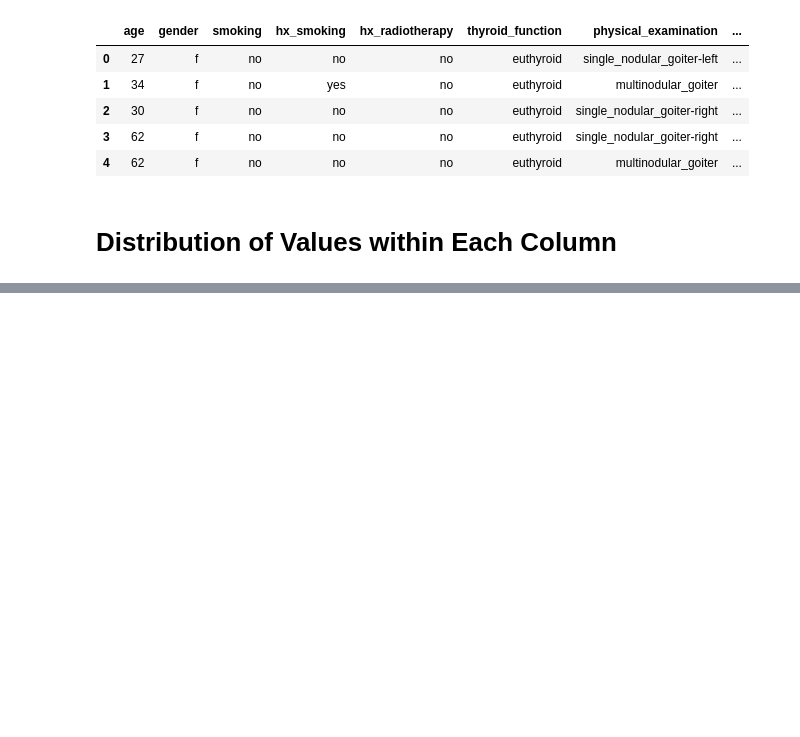
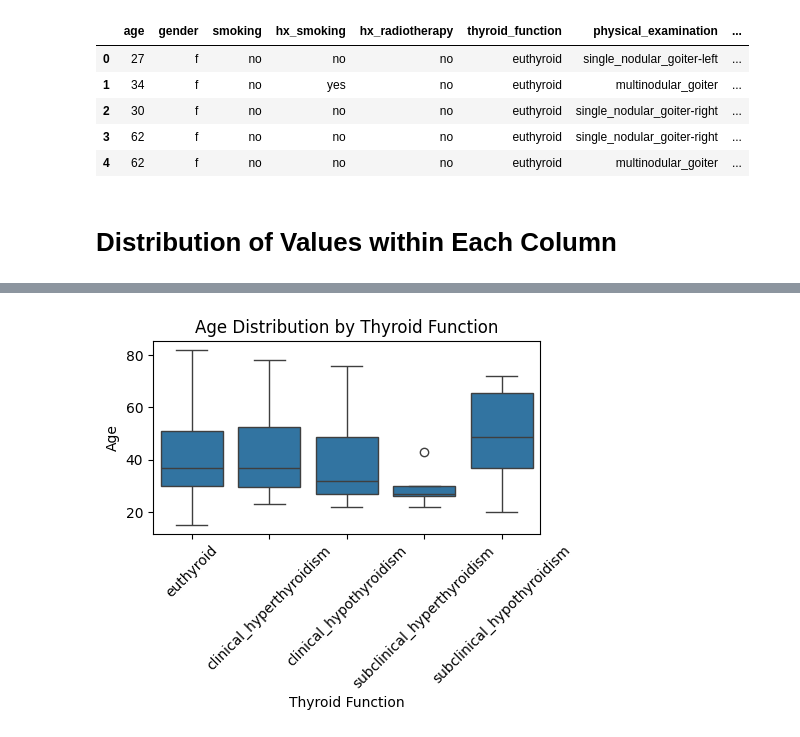
Before and after one commit to madmaxtoastflytiger/CaptStone2-Thyroid-Disease, a Jupyter notebook: 3_ThyroidDisease_EDA.ipynb, the cells around one changed output, grey strips where cells are left out. Saved outputs shown, nothing was run; the diff lists cells and outputs as text; code cells hidden in the pictures; blank space fills up the shorter version.

```diff
--- a/3_ThyroidDisease_EDA.ipynb
+++ b/3_ThyroidDisease_EDA.ipynb
@@ -246,17 +228,11 @@ plt.show()
 # %%
-# Violin plot for `age` vs `response`
-plt.figure(figsize=(8, 6))
-sns.violinplot(x='response', y='age', data=df)
-plt.title('Age Distribution by Response')
-plt.xlabel('Response')
-plt.ylabel('Age')
-plt.show()
-
 # Box plot for `age` vs `thyroid_function`
-plt.figure(figsize=(8, 6))
+plt.figure(figsize=(5, 2.5))
 sns.boxplot(x='thyroid_function', y='age', data=df)
 plt.title('Age Distribution by Thyroid Function')
 plt.xlabel('Thyroid Function')
 plt.ylabel('Age')
 plt.xticks(rotation=45)
 plt.show()
+# %% [output]
+[figure, added]
```
Also changed, not shown: parts of 33 cells of this notebook, 1 other file.
